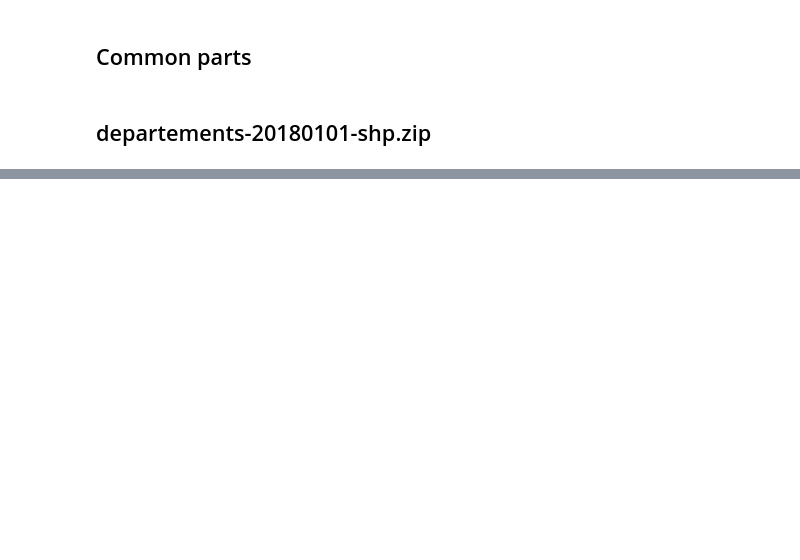
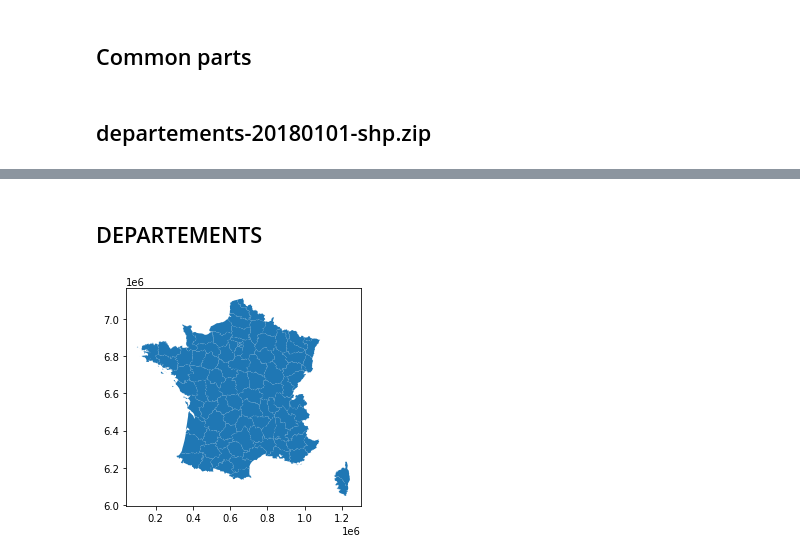
Before and after one commit to sdpython/teachdata, a Jupyter notebook: shapefiles/france_departements/try_shapefiles.ipynb, the cells around one changed output, grey strips where cells are left out. Cells and saved outputs as stored; diff of their text form; code cells hidden in the pictures; blank space fills up the shorter version.

```diff
--- a/shapefiles/france_departements/try_shapefiles.ipynb
+++ b/shapefiles/france_departements/try_shapefiles.ipynb
@@ -41,0 +56,8 @@ DriverError: '/vsizip//departements-20180101-shp.zip' does not exist in the file
+# %% [markdown]
+## DEPARTEMENTS
+# %%
+shp = geo_read_csv_cache("DEPARTEMENT-shp", "DEPARTEMENT.shp")
+# %%
+shp.plot();
+# %% [output]
+[figure, added]
```
Also changed, not shown: parts of 8 cells of this notebook, 1 other file.
